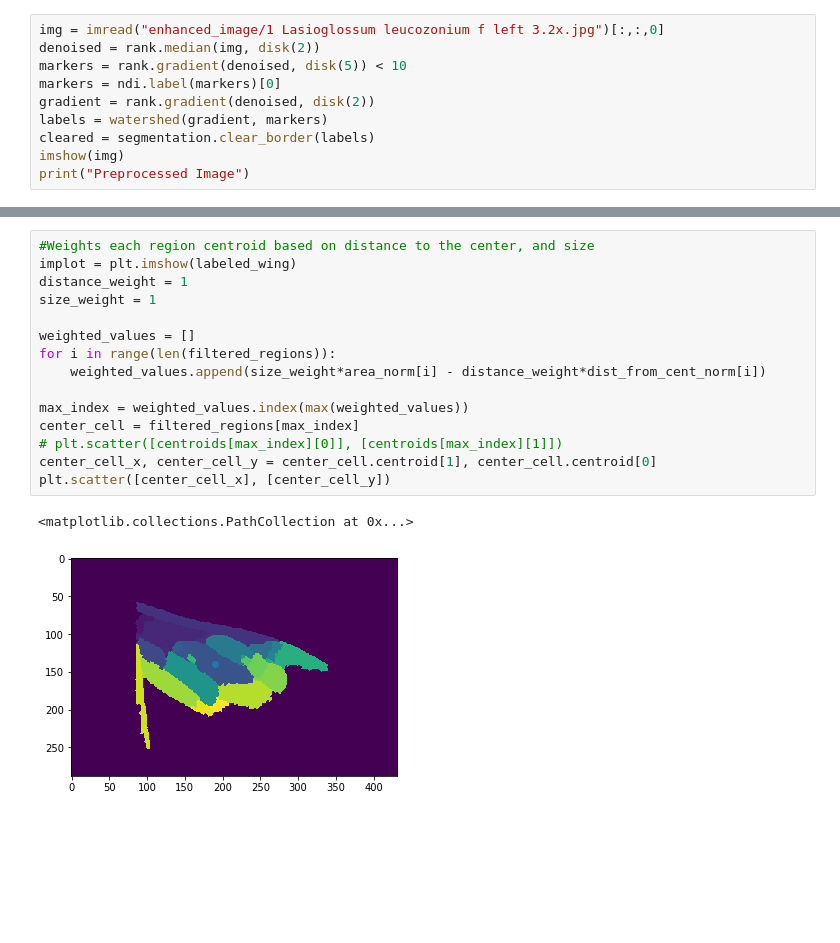
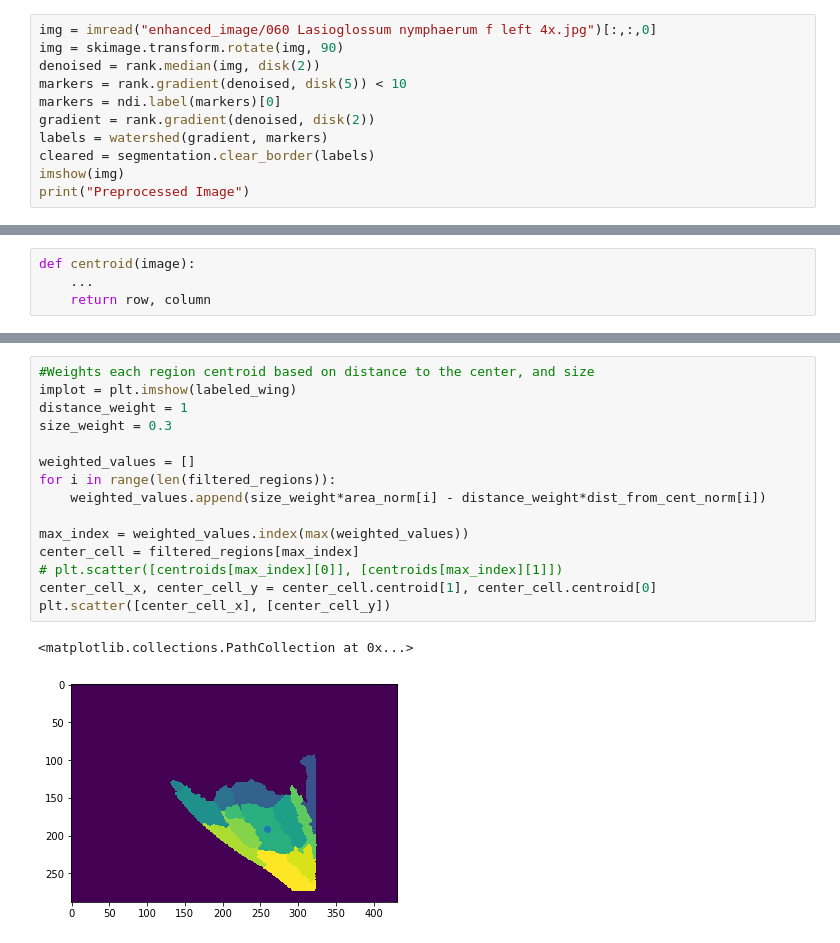
Before and after one commit to machine-shop/beewing, a Jupyter notebook: Center Cell.ipynb, the cells around one changed output, grey strips where cells are left out. Cells and saved outputs as stored; diff of their text form; blank space fills up the shorter version.

```diff
--- a/Center Cell.ipynb
+++ b/Center Cell.ipynb
@@ -30,7 +30,8 @@ from skimage import morphology
 from skimage.measure import label, regionprops
 from skimage.feature import corner_harris, corner_subpix, corner_peaks
 # %%
-img = imread("enhanced_image/1 Lasioglossum leucozonium f left 3.2x.jpg")[:,:,0]
+img = imread("enhanced_image/060 Lasioglossum nymphaerum f left 4x.jpg")[:,:,0]
+img = skimage.transform.rotate(img, 90)
 denoised = rank.median(img, disk(2))
 markers = rank.gradient(denoised, disk(5)) < 10
 markers = ndi.label(markers)[0]
@@ -143,3 +144,7 @@ Center of Regions:
+# %%
+def centroid(image):
+    ...
+    return row, column
 # %%
 #Calculates the distance between each centroid to the center
 # implot = plt.imshow(labeled_wing)
@@ -169,18 +174,18 @@ Area, Scaled:
 # %%
 #Weights each region centroid based on distance to the center, and size
 implot = plt.imshow(labeled_wing)
 distance_weight = 1
-size_weight = 1
+size_weight = 0.3
 
 weighted_values = []
 for i in range(len(filtered_regions)):
     weighted_values.append(size_weight*area_norm[i] - distance_weight*dist_from_cent_norm[i])
 
 max_index = weighted_values.index(max(weighted_values))
 center_cell = filtered_regions[max_index]
 # plt.scatter([centroids[max_index][0]], [centroids[max_index][1]])
 center_cell_x, center_cell_y = center_cell.centroid[1], center_cell.centroid[0]
 plt.scatter([center_cell_x], [center_cell_y])
 # %% [output]
 <matplotlib.collections.PathCollection at 0x...>
-[figure, old version]
+[figure, new version]
```
Also changed, not shown: parts of 7 cells of this notebook, 9 other files.
